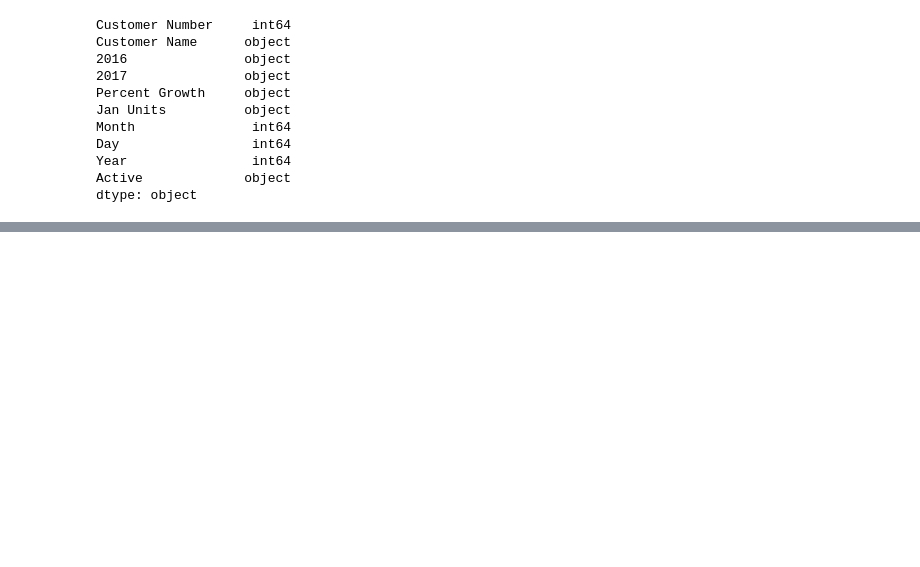
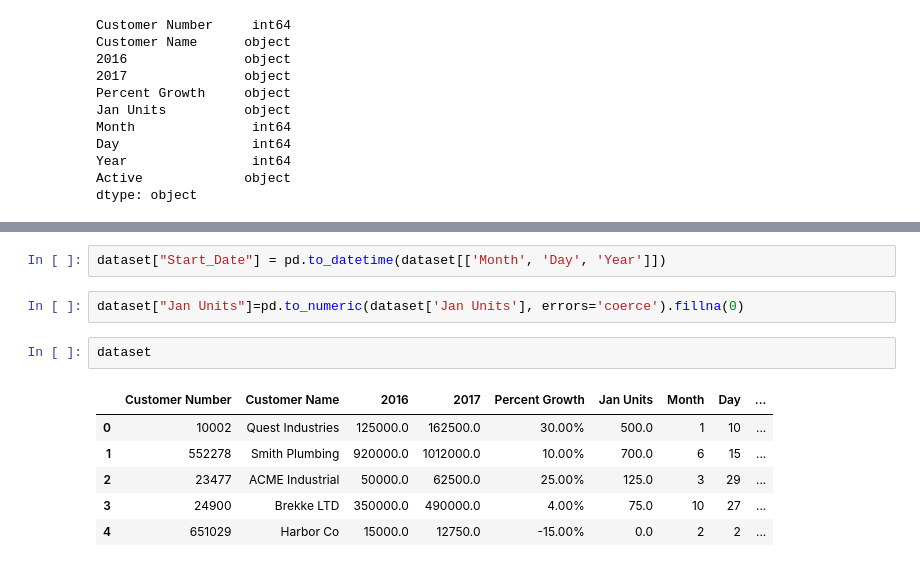
Before and after one commit to LiaDahlia/Pratikum-Machine-Learning, a Jupyter notebook: Pratikum_03_Merubah_tipe_dataset.ipynb, the cells around one changed output, grey strips where cells are left out. Drawn from its saved outputs; the diff is of its cells as text; blank space fills up the shorter version.

```diff
--- a/Pratikum_03_Merubah_tipe_dataset.ipynb
+++ b/Pratikum_03_Merubah_tipe_dataset.ipynb
@@ -73,0 +175,13 @@ dtype: object
+# %%
+dataset["Start_Date"] = pd.to_datetime(dataset[['Month', 'Day', 'Year']])
+# %%
+dataset["Jan Units"]=pd.to_numeric(dataset['Jan Units'], errors='coerce').fillna(0)
+# %%
+dataset
+# %% [output]
+|  | Customer Number | Customer Name | 2016 | 2017 | Percent Growth | Jan Units | Month | Day | ... |
+| 0 | 10002 | Quest Industries | 125000.0 | 162500.0 | 30.00% | 500.0 | 1 | 10 | ... |
+| 1 | 552278 | Smith Plumbing | 920000.0 | 1012000.0 | 10.00% | 700.0 | 6 | 15 | ... |
+| 2 | 23477 | ACME Industrial | 50000.0 | 62500.0 | 25.00% | 125.0 | 3 | 29 | ... |
+| 3 | 24900 | Brekke LTD | 350000.0 | 490000.0 | 4.00% | 75.0 | 10 | 27 | ... |
+| 4 | 651029 | Harbor Co | 15000.0 | 12750.0 | -15.00% | 0.0 | 2 | 2 | ... |
```
Also changed, not shown: parts of 17 cells of this notebook.
